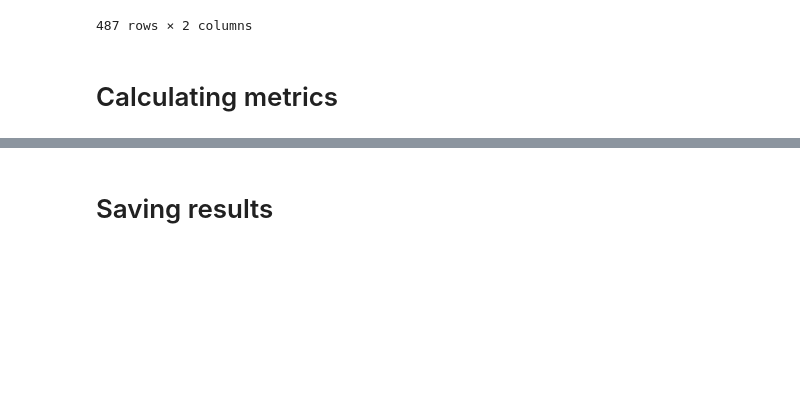
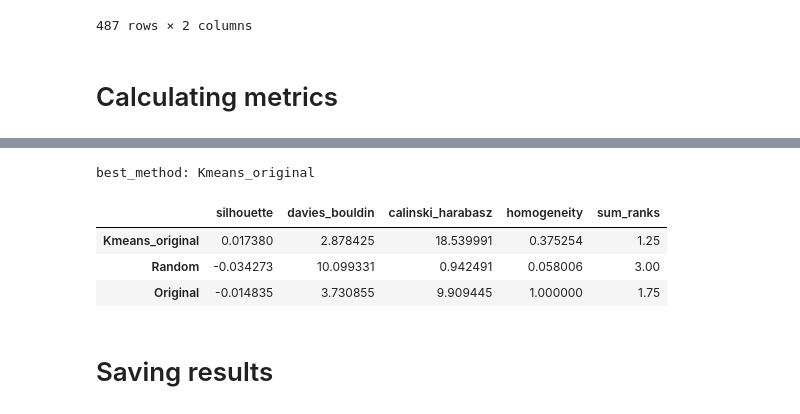
Before and after one commit to risksrobots/stock_clustering, a Jupyter notebook: pipeline.ipynb, the cells around one changed output, grey strips where cells are left out. Cells and saved outputs as stored; diff of their text form; code cells hidden in the pictures; blank space fills up the shorter version.

Commit message:
adding metrics from Kris

```diff
--- a/pipeline.ipynb
+++ b/pipeline.ipynb
@@ -151,3 +161,30 @@ metrics_df
+# %%
+def rank_methods(df):
+
+    for c in df.columns:
+        if c == 'davies_bouldin':
+            df[c] = df[c].rank(method='dense',ascending=True).astype(int)
+        else:
+            df[c] = df[c].rank(method='dense',ascending=False).astype(int)
+
+    return df.mean(axis=1)
+
+def choose_method(df_mean_ranked):
+    method = df_mean_ranked.argmin()
+    return method
+
+df_mean_ranked = rank_methods(metrics_df.copy())
+metrics_df['sum_ranks'] = df_mean_ranked
+method = choose_method(df_sum_ranked)
+print('best_method: '+ df_ranked.index[method])
+
+metrics_df
+# %% [output]
+best_method: Kmeans_original
+|  | silhouette | davies_bouldin | calinski_harabasz | homogeneity | sum_ranks |
+| Kmeans_original | 0.017380 | 2.878425 | 18.539991 | 0.375254 | 1.25 |
+| Random | -0.034273 | 10.099331 | 0.942491 | 0.058006 | 3.00 |
+| Original | -0.014835 | 3.730855 | 9.909445 | 1.000000 | 1.75 |
 # %% [markdown]
 # Saving results
 # %%
```
Also changed, not shown: parts of 2 cells of this notebook.
